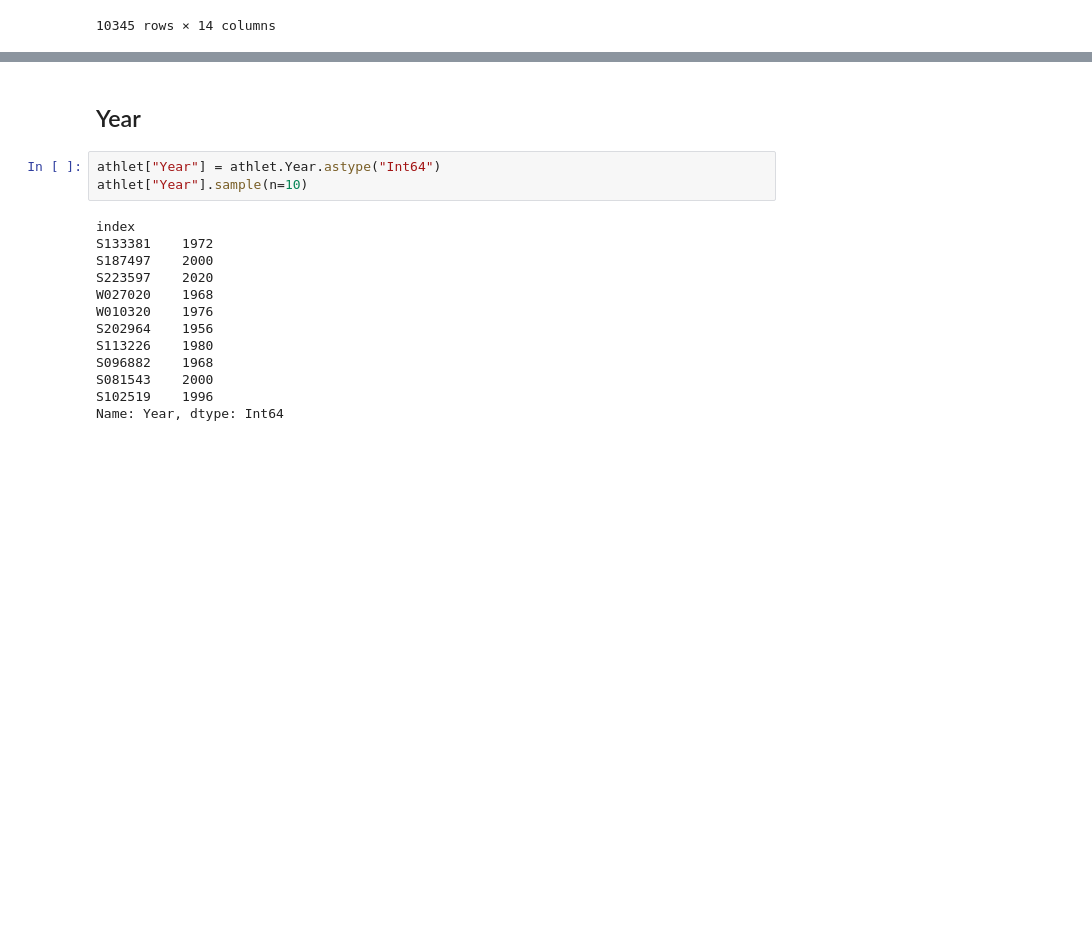
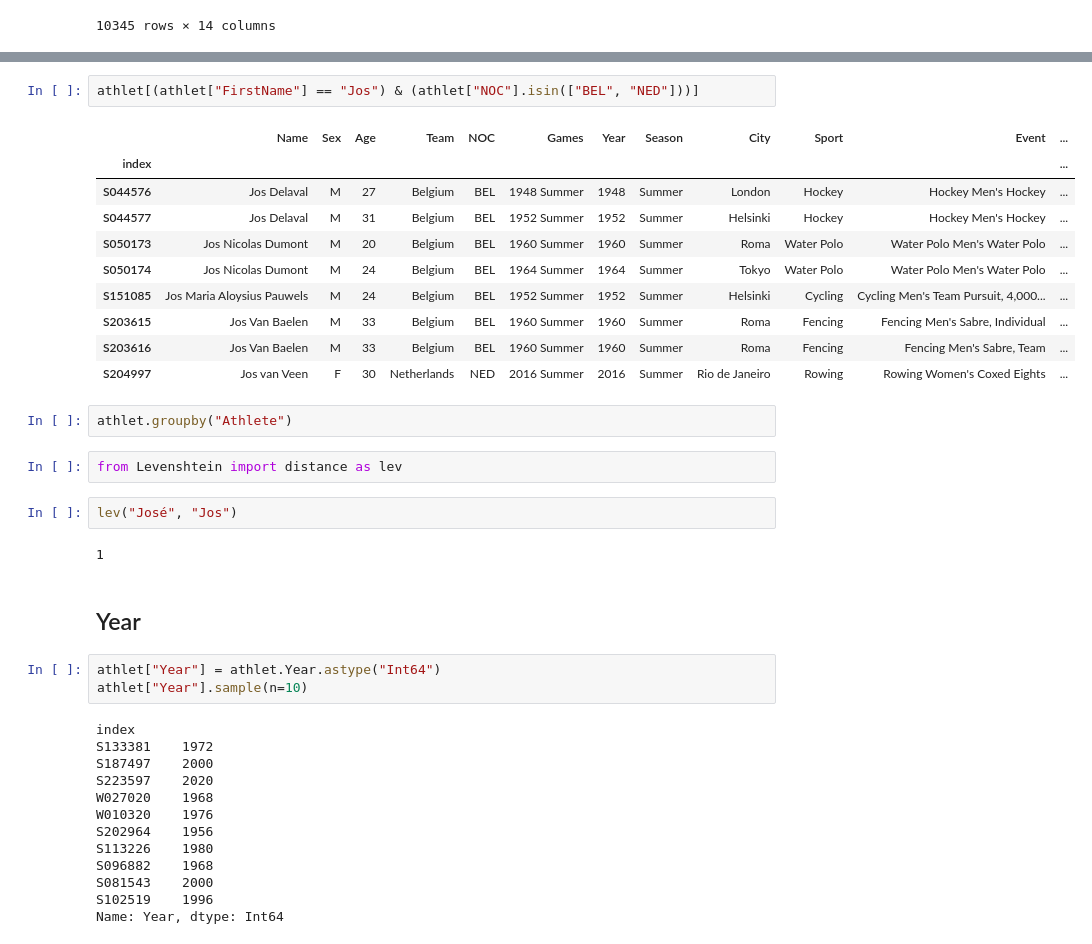
Before and after one commit to gitadum/querympics, a Jupyter notebook: analysis/explore.ipynb, the cells around one changed output, grey strips where cells are left out. Saved outputs shown, nothing was run; the diff lists cells and outputs as text; blank space fills up the shorter version.

Commit message:
implémentation d'une distance de Levenshtein

```diff
--- a/analysis/explore.ipynb
+++ b/analysis/explore.ipynb
@@ -463,3 +521,24 @@ athlet[athlet["lenShortName"] > 2]
+# %%
+athlet[(athlet["FirstName"] == "Jos") & (athlet["NOC"].isin(["BEL", "NED"]))]
+# %% [output]
+|  | Name | Sex | Age | Team | NOC | Games | Year | Season | City | Sport | Event | ... |
+| index |  |  |  |  |  |  |  |  |  |  |  | ... |
+| S044576 | Jos Delaval | M | 27 | Belgium | BEL | 1948 Summer | 1948 | Summer | London | Hockey | Hockey Men's Hockey | ... |
+| S044577 | Jos Delaval | M | 31 | Belgium | BEL | 1952 Summer | 1952 | Summer | Helsinki | Hockey | Hockey Men's Hockey | ... |
+| S050173 | Jos Nicolas Dumont | M | 20 | Belgium | BEL | 1960 Summer | 1960 | Summer | Roma | Water Polo | Water Polo Men's Water Polo | ... |
+| S050174 | Jos Nicolas Dumont | M | 24 | Belgium | BEL | 1964 Summer | 1964 | Summer | Tokyo | Water Polo | Water Polo Men's Water Polo | ... |
+| S151085 | Jos Maria Aloysius Pauwels | M | 24 | Belgium | BEL | 1952 Summer | 1952 | Summer | Helsinki | Cycling | Cycling Men's Team Pursuit, 4,000... | ... |
+| S203615 | Jos Van Baelen | M | 33 | Belgium | BEL | 1960 Summer | 1960 | Summer | Roma | Fencing | Fencing Men's Sabre, Individual | ... |
+| S203616 | Jos Van Baelen | M | 33 | Belgium | BEL | 1960 Summer | 1960 | Summer | Roma | Fencing | Fencing Men's Sabre, Team | ... |
+| S204997 | Jos van Veen | F | 30 | Netherlands | NED | 2016 Summer | 2016 | Summer | Rio de Janeiro | Rowing | Rowing Women's Coxed Eights | ... |
+# %%
+athlet.groupby("Athlete")
+# %%
+from Levenshtein import distance as lev
+# %%
+lev("José", "Jos")
+# %% [output]
+1
 # %% [markdown]
 ## Year
 # %%
```
Also changed, not shown: parts of 6 cells of this notebook, 1 other file.
